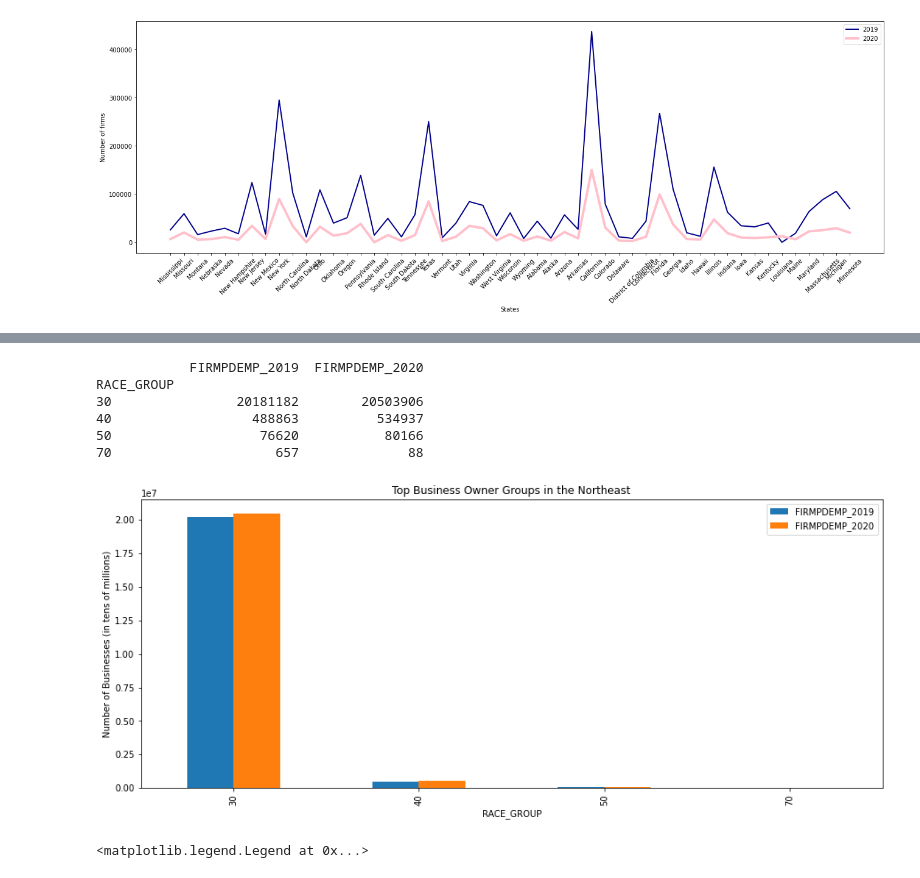
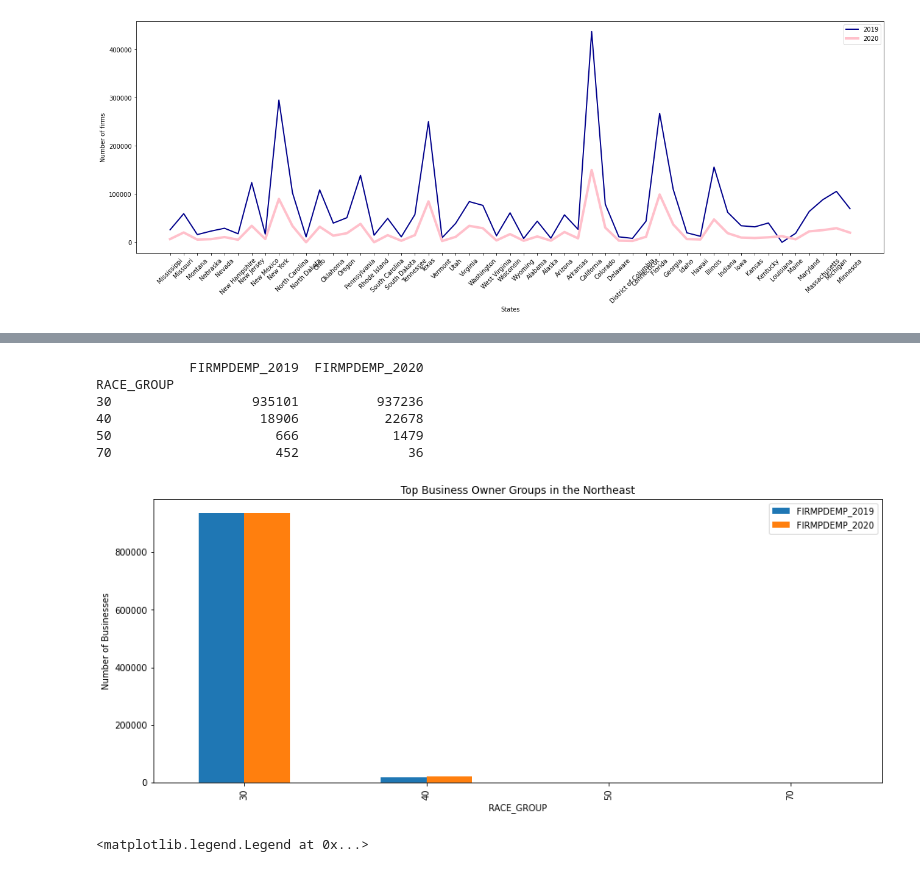
Before and after one commit to ColeBallard/census-api-data-abs, a Jupyter notebook: ETL.ipynb, the cells around one changed output, grey strips where cells are left out. Cells and saved outputs as stored; diff of their text form; code cells hidden in the pictures.

```diff
--- a/ETL.ipynb
+++ b/ETL.ipynb
@@ -231,0 +231,4 @@ print(nefilter)
+# %%
+nefilter = statemerge[((statemerge['RACE_GROUP'] == '30') | (statemerge['RACE_GROUP'] == '40') | (statemerge['RACE_GROUP'] == '50')
+| (statemerge['RACE_GROUP'] == '70')) & (statemerge['SEX'] == '001') & (statemerge['ETH_GROUP'] == '001') & (statemerge['VET_GROUP'] == '001') & (statemerge['NAME'].isin(regions_to_states['Northeast']))]
+print(nefilter)
@@ -232,20 +253,17 @@ print(nefilter)
 # %%
-topfive = nefilter.groupby("RACE_GROUP").sum("FIRMPDEMP_2019").nlargest(5, "FIRMPDEMP_2019")
+topfive = nefilter.groupby("RACE_GROUP").sum("FIRMPDEMP_2019")
 print(topfive)
 # %% [output]
             FIRMPDEMP_2019  FIRMPDEMP_2020
 RACE_GROUP
-30                20181182        20503906
-40                  488863          534937
-50                   76620           80166
-70                     657              88
+30                  935101          937236
+40                   18906           22678
+50                     666            1479
+70                     452              36
 # %%
-from matplotlib.pyplot import yticks
-
-
-tf = topfive.plot(title = 'Top Business Owner Groups in the Northeast', ylabel = 'Number of Businesses (in tens of millions)', y= ['FIRMPDEMP_2019', 'FIRMPDEMP_2020'], kind ='bar',figsize=(15, 6))
+tf = topfive.plot(title = 'Top Business Owner Groups in the Northeast', ylabel = 'Number of Businesses', y= ['FIRMPDEMP_2019', 'FIRMPDEMP_2020'], kind ='bar',figsize=(15, 6))
 plt.show()
 tf.legend(["2019", "2020"])
 # %% [output]
-[figure, old version]
+[figure, new version]
 <matplotlib.legend.Legend at 0x...>
```
Also changed, not shown: parts of 6 cells of this notebook.
